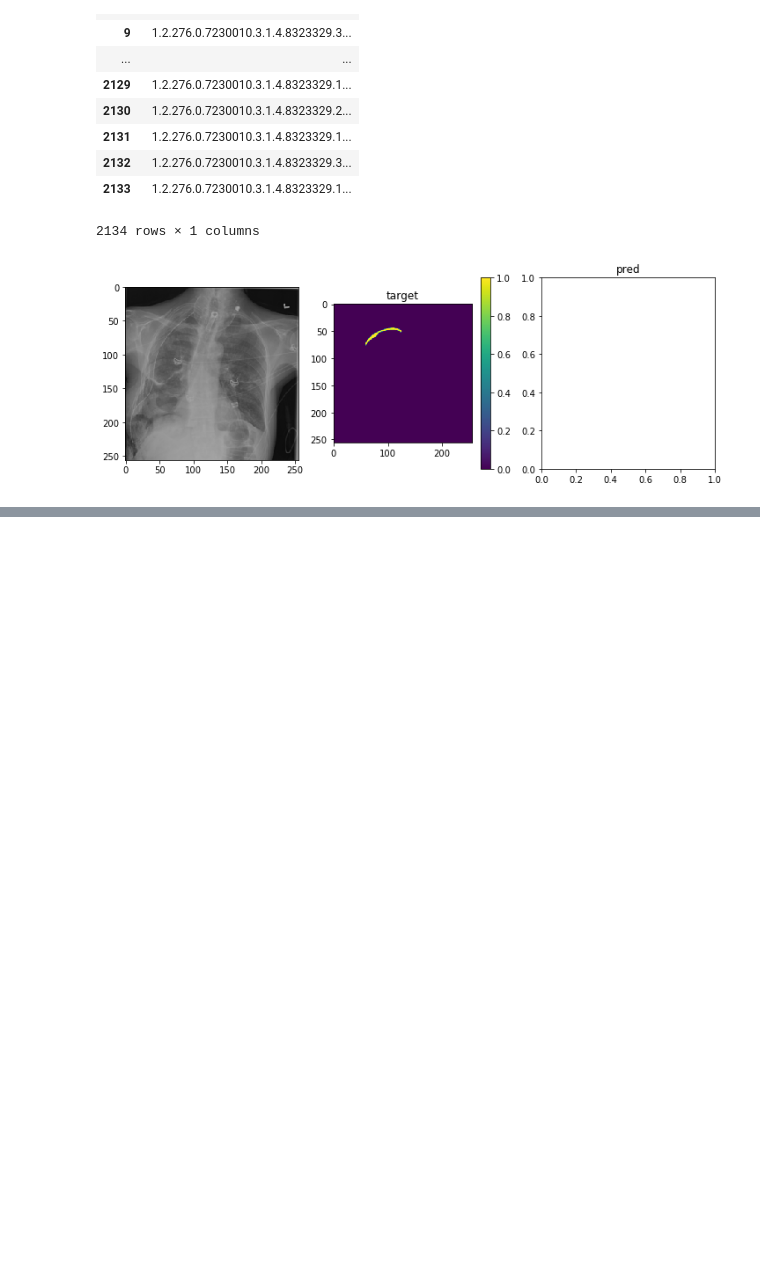
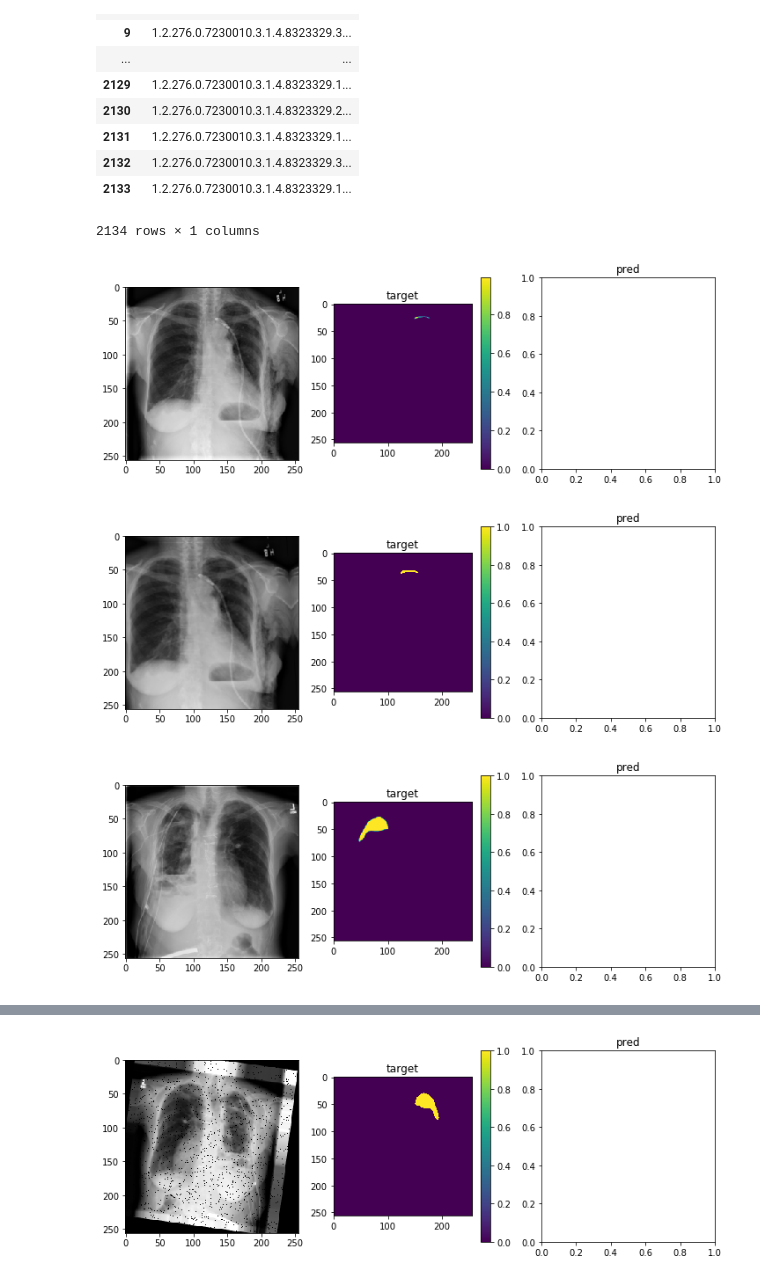
Before and after one commit to xiedidan/siim-pneumothorax, a Jupyter notebook: data-preprocess.ipynb, the cells around one changed output, grey strips where cells are left out. Cells and saved outputs as stored; diff of their text form; code cells hidden in the pictures; blank space fills up the shorter version.

```diff
--- a/data-preprocess.ipynb
+++ b/data-preprocess.ipynb
@@ -408,6 +408,7 @@ from dataset import SIIM_MaskRCNN_Dataset
 # TODO : actual train aug
 train_aug = iaa.Sequential(
     [
+        iaa.Sometimes(0.5, iaa.ContrastNormalization((0.75, 1.25))),
         iaa.Fliplr(0.5),
         iaa.Sometimes(
             0.5,
@@ -423,12 +424,13 @@ train_aug = iaa.Sequential(
                 scale={"x": (0.9, 1.1), "y": (0.9, 1.1)},
                 translate_percent={"x": (-0.1, 0.1), "y": (-0.1, 0.1)},
                 rotate=(-15, 15),
-                shear=(-16, 16), # TODO : check this
+                shear=(-10, 10),
                 order=[1],
                 cval=0,
                 mode=ia.ALL
             )
-        )
+        ),
+        iaa.Sometimes(0.5, iaa.Dropout(p=(0, 0.05))),
     ]
 )
 
@@ -440,36 +442,45 @@ dataset_train = SIIM_MaskRCNN_Dataset(
     phrase='train'
 )
 
 # let's load and watch some sample
 sample_count = 5
 
 for i, data in enumerate(dataset_train):
     img, target = data
 
+    mask = np.amax(target['masks'].cpu().numpy(), axis=0)
     plot_sample(img.numpy().transpose((1, 2, 0)), target_mask=mask)
 
     if target['masks'].shape[0] > 0:
         bbs = BoundingBoxesOnImage(
             [BoundingBox(box[0], box[1], box[2], box[3]) for box in target['boxes']],
             shape=img.shape
         )
+
+        masks = target['masks'].cpu().numpy()
+        segs = [SegmentationMapOnImage(np.expand_dims(mask, axis=2), shape=img.shape, nb_classes=2) for mask in masks]
+        '''
         seg = SegmentationMapOnImage(
-            target['masks'].cpu().numpy(),
+            target['masks'].cpu().numpy().transpose((1, 2, 0)),
             shape=img.shape,
             nb_classes=2
         )
+        '''
 
         aug_det = train_aug.to_deterministic()
 
-        aug_image = aug_det.augment_images(img.cpu().numpy())
+        aug_img = aug_det.augment_image(img.cpu().numpy().transpose((1, 2, 0)))
         aug_bbs = aug_det.augment_bounding_boxes(bbs)
-        aug_seg = aug_det.augment_segmentation_maps(seg)
+        aug_segs = [aug_det.augment_segmentation_maps(seg) for seg in segs]
 
-        mask = np.amax(target['masks'].cpu().numpy(), axis=0)
+        seg_frames = np.stack([aug_seg.get_arr_int() for aug_seg in aug_segs])
+        aug_mask = np.amax(seg_frames, axis=0)
 
-
+        plot_sample(aug_img, target_mask=aug_mask)
 
         if i == sample_count - 1:
             break
 # %% [output]
-[figure, old version]
+[figure, new version]
+[figure, added]
+[figure, added]
@@ -476,0 +488 @@ AssertionError: Assertion failed.
+[figure, added]
```
Also changed, not shown: parts of 1 cell of this notebook.
